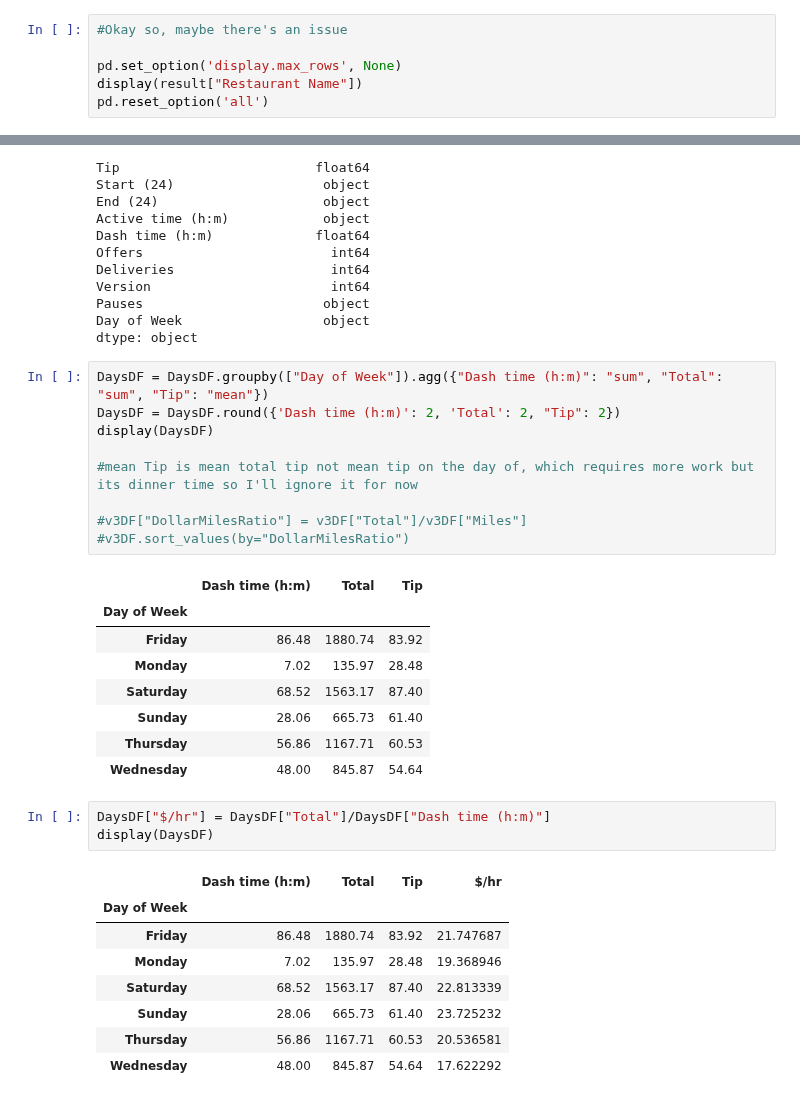
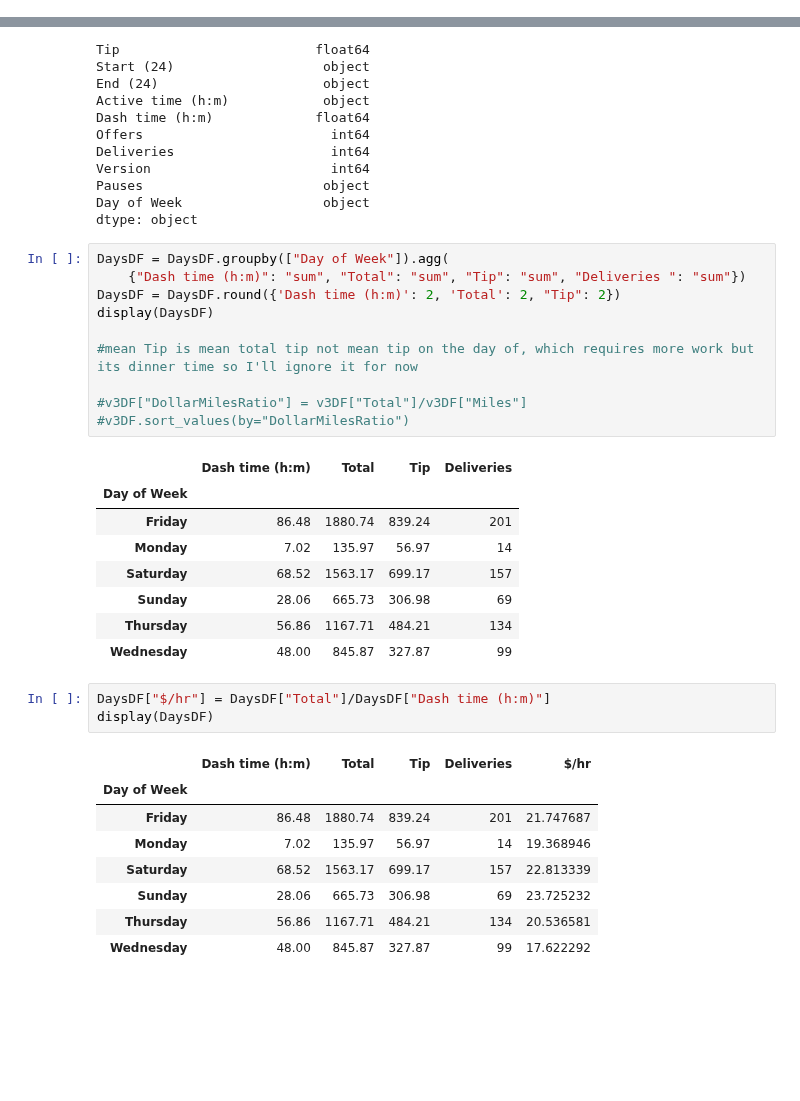
Before and after one commit to Crawford92/DeliveryData, a Jupyter notebook: stats.ipynb, the cells around one changed output, grey strips where cells are left out. Drawn from its saved outputs; the diff is of its cells as text; blank space fills up the shorter version.

```diff
--- a/stats.ipynb
+++ b/stats.ipynb
@@ -472,6 +201,0 @@ result["Restaurant Name"].to_markdown()
-# %%
-#Okay so, maybe there's an issue
-
-pd.set_option('display.max_rows', None)
-display(result["Restaurant Name"])
-pd.reset_option('all')
@@ -1204,32 +705,33 @@ Pauses                       object
 Day of Week                  object
 dtype: object
 # %%
-DaysDF = DaysDF.groupby(["Day of Week"]).agg({"Dash time (h:m)": "sum", "Total": "sum", "Tip": "mean"})
+DaysDF = DaysDF.groupby(["Day of Week"]).agg(
+    {"Dash time (h:m)": "sum", "Total": "sum", "Tip": "sum", "Deliveries ": "sum"})
 DaysDF = DaysDF.round({'Dash time (h:m)': 2, 'Total': 2, "Tip": 2})
 display(DaysDF)
 
 #mean Tip is mean total tip not mean tip on the day of, which requires more work but its dinner time so I'll ignore it for now
 
 #v3DF["DollarMilesRatio"] = v3DF["Total"]/v3DF["Miles"]
 #v3DF.sort_values(by="DollarMilesRatio")
 # %% [output]
-|  | Dash time (h:m) | Total | Tip |
-| Day of Week |  |  |  |
-| Friday | 86.48 | 1880.74 | 83.92 |
-| Monday | 7.02 | 135.97 | 28.48 |
-| Saturday | 68.52 | 1563.17 | 87.40 |
-| Sunday | 28.06 | 665.73 | 61.40 |
-| Thursday | 56.86 | 1167.71 | 60.53 |
-| Wednesday | 48.00 | 845.87 | 54.64 |
+|  | Dash time (h:m) | Total | Tip | Deliveries |
+| Day of Week |  |  |  |  |
+| Friday | 86.48 | 1880.74 | 839.24 | 201 |
+| Monday | 7.02 | 135.97 | 56.97 | 14 |
+| Saturday | 68.52 | 1563.17 | 699.17 | 157 |
+| Sunday | 28.06 | 665.73 | 306.98 | 69 |
+| Thursday | 56.86 | 1167.71 | 484.21 | 134 |
+| Wednesday | 48.00 | 845.87 | 327.87 | 99 |
 # %%
 DaysDF["$/hr"] = DaysDF["Total"]/DaysDF["Dash time (h:m)"]
 display(DaysDF)
 # %% [output]
-|  | Dash time (h:m) | Total | Tip | $/hr |
-| Day of Week |  |  |  |  |
-| Friday | 86.48 | 1880.74 | 83.92 | 21.747687 |
-| Monday | 7.02 | 135.97 | 28.48 | 19.368946 |
-| Saturday | 68.52 | 1563.17 | 87.40 | 22.813339 |
-| Sunday | 28.06 | 665.73 | 61.40 | 23.725232 |
-| Thursday | 56.86 | 1167.71 | 60.53 | 20.536581 |
-| Wednesday | 48.00 | 845.87 | 54.64 | 17.622292 |
+|  | Dash time (h:m) | Total | Tip | Deliveries | $/hr |
+| Day of Week |  |  |  |  |  |
+| Friday | 86.48 | 1880.74 | 839.24 | 201 | 21.747687 |
+| Monday | 7.02 | 135.97 | 56.97 | 14 | 19.368946 |
+| Saturday | 68.52 | 1563.17 | 699.17 | 157 | 22.813339 |
+| Sunday | 28.06 | 665.73 | 306.98 | 69 | 23.725232 |
+| Thursday | 56.86 | 1167.71 | 484.21 | 134 | 20.536581 |
+| Wednesday | 48.00 | 845.87 | 327.87 | 99 | 17.622292 |
```
Also changed, not shown: parts of 54 cells of this notebook.
